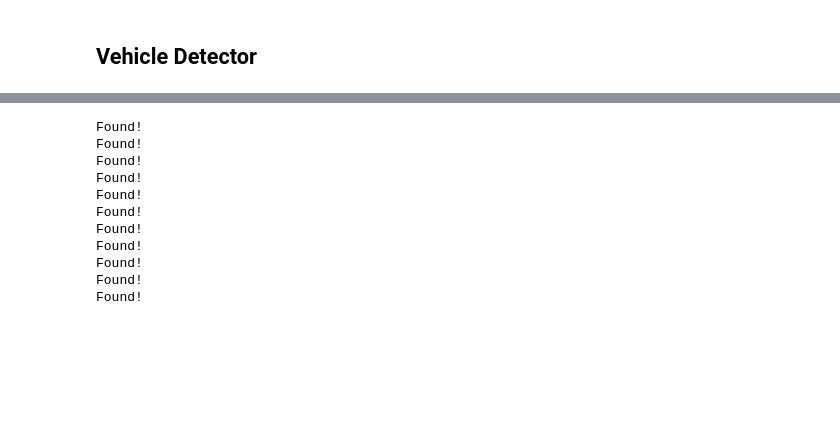
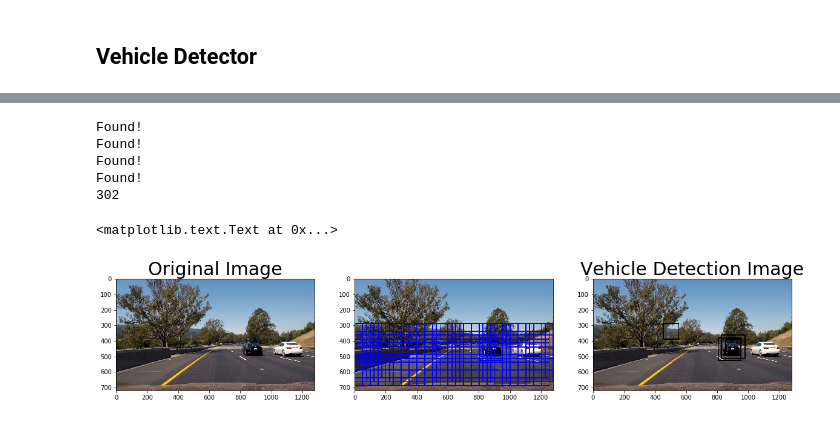
Before and after one commit to Maesla/Vehicle-Detection, a Jupyter notebook: vehicle_detection.ipynb, the cells around one changed output, grey strips where cells are left out. Drawn from its saved outputs; the diff is of its cells as text; code cells hidden in the pictures; blank space fills up the shorter version.

```diff
--- a/vehicle_detection.ipynb
+++ b/vehicle_detection.ipynb
@@ -525,31 +530,27 @@ class VehicleDetector():
         windows = self.window_creator.get_complex_windows(img)
         return windows
 # %%
-test_image_path = './test_images/test4.jpg'
+test_image_path = './test_images/test6.jpg'
 test_image = mpimg.imread(test_image_path)
 window_creator.overlap = (0.1, 0.1)
 window_creator.window_size = (200, 200)
 vehicle_detector = VehicleDetector(simpleClassifier, window_creator)
 
 result = vehicle_detector.detect(test_image)
 image_with_window = window_creator.draw_windows(test_image)
 
 f, (ax1, ax2, ax3) = plt.subplots(1, 3, figsize=(20,10))
 ax1.imshow(test_image)
 ax1.set_title('Original Image', fontsize=30)
 ax2.imshow(image_with_window)
 ax3.set_title('Windows', fontsize=30)
 ax3.imshow(result)
 ax3.set_title('Vehicle Detection Image', fontsize=30)
 # %% [output]
 Found!
 Found!
 Found!
 Found!
-Found!
-Found!
-Found!
-Found!
-Found!
-Found!
-Found!
+302
+<matplotlib.text.Text at 0x...>
+[figure, added]
```
Also changed, not shown: parts of 3 cells of this notebook.
